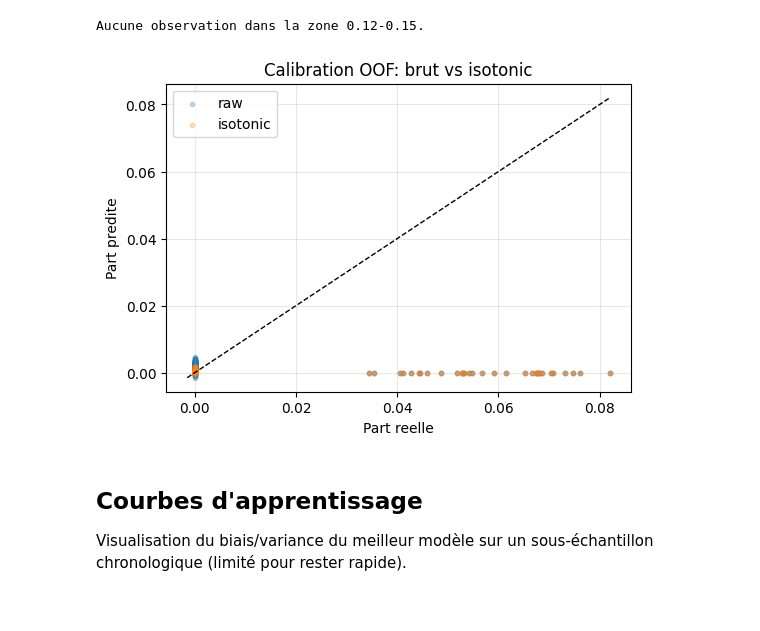
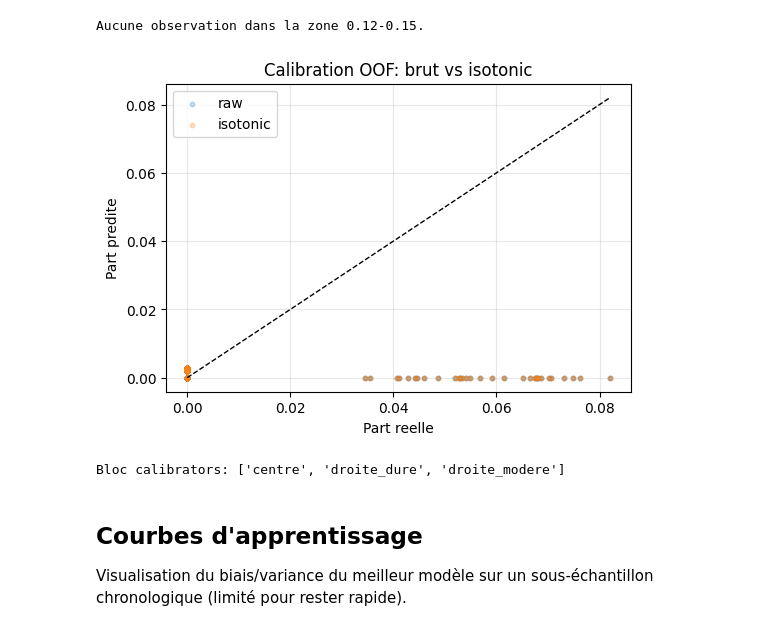
Before and after one commit to stephmnt/bdv, a Jupyter notebook: notebooks/03_modelisation_prediction.ipynb, the cells around one changed output. Drawn from its saved outputs; the diff is of its cells as text; code cells hidden in the pictures.

```diff
--- a/notebooks/03_modelisation_prediction.ipynb
+++ b/notebooks/03_modelisation_prediction.ipynb
@@ -252,20 +657,26 @@ def winner_accuracy(
 - Imputation des valeurs manquantes (médiane pour numériques)
 - Encodage one-hot pour les variables catégorielles
 # %%
-model_df = build_model_table(elections_blocs, drop_na_target=True)
-# Assurer un ordre chronologique cohérent avec les folds
+model_df = build_model_table(base_df, drop_na_target=True)
+# Assurer un ordre chronologique coherent avec les folds
 model_df = model_df.sort_values("annee").reset_index(drop=True)
 
 feature_cols = NUM_FEATURES + CAT_FEATURES
-# Supprimer les features entièrement vides (ex: ecarts nationaux si non disponibles)
-all_na_cols = [c for c in feature_cols if c in model_df.columns and model_df[c].isna().all()]
+
+missing_cols = [c for c in feature_cols if c not in model_df.columns]
+if missing_cols:
+    print(f"Features absentes et ignorees: {missing_cols}")
+    feature_cols = [c for c in feature_cols if c in model_df.columns]
+
+# Supprimer les features entierement vides (ex: ecarts nationaux si non disponibles)
+all_na_cols = [c for c in feature_cols if model_df[c].isna().all()]
 if all_na_cols:
-    print(f"Features supprimées car entièrement NA: {all_na_cols}")
+    print(f"Features supprimees car entierement NA: {all_na_cols}")
     feature_cols = [c for c in feature_cols if c not in all_na_cols]
 
 X = model_df[feature_cols].reset_index(drop=True)
 y = model_df["part_bloc"].reset_index(drop=True)
-# Folds temporels alignés sur le DataFrame réindexé
+# Folds temporels alignes sur le DataFrame reindexe
 folds = list(time_series_event_folds(model_df.reset_index(drop=True), n_splits=4))
 # %%
 # Pondération des observations (optionnel)
@@ -653,6 +1359,8 @@ if USE_WEIGHTED_MODEL and not results_weighted_df.empty:
 else:
     model_names = [name for name, _ in models]
     model_results_df = results_df[results_df["model"].isin(model_names)].reset_index(drop=True)
+    if model_results_df.empty:
+        raise ValueError("Aucun modele candidat pour la selection finale.")
     best_model_name = model_results_df.iloc[0]["model"]
     best_model = dict(models)[best_model_name]
 results_df
@@ -930,6 +1776,8 @@ def calibrated_oof_predictions(model, X, y, folds, sample_weights=None):
             iso.fit(pred_train, y_train, sample_weight=w_train)
         preds[test_idx] = iso.transform(pred_test)
     return preds
+
+bloc_calibrators = {}
 
 if not folds:
     print("Aucun fold disponible pour la calibration.")
@@ -961,34 +1809,59 @@ else:
                 {"version": "raw", **metrics_raw, "winner_acc": winner_raw},
                 {"version": "isotonic", **metrics_cal, "winner_acc": winner_cal},
             ]
         )
         calib_metrics
 
         plt.figure(figsize=(6, 4))
         plt.scatter(y[mask], oof_pred[mask], alpha=0.25, s=10, label="raw")
         plt.scatter(y[mask], oof_pred_cal[mask], alpha=0.25, s=10, label="isotonic")
         min_val = float(np.nanmin([y[mask].min(), oof_pred[mask].min(), oof_pred_cal[mask].min()]))
         max_val = float(np.nanmax([y[mask].max(), oof_pred[mask].max(), oof_pred_cal[mask].max()]))
         plt.plot([min_val, max_val], [min_val, max_val], "k--", linewidth=1)
         plt.xlabel("Part reelle")
         plt.ylabel("Part predite")
         plt.title("Calibration OOF: brut vs isotonic")
         plt.legend()
         plt.grid(True, alpha=0.3)
         plt.show()
 
+    # Calibration par bloc (isotonic)
+    if "diag_df" in globals() and not diag_df.empty:
+        min_samples = 30
+        for bloc, g in diag_df.groupby("bloc"):
+            if len(g) < min_samples:
+                continue
+            iso_bloc = IsotonicRegression(out_of_bounds="clip")
+            iso_bloc.fit(g["y_pred"], g["y_true"])
+            bloc_calibrators[bloc] = iso_bloc
+        print(f"Bloc calibrators: {sorted(bloc_calibrators.keys())}")
+    else:
+        print("diag_df indisponible pour la calibration par bloc.")
+
     pred_full = best_model.predict(X)
     if np.unique(pred_full).size < 2:
         print("Calibration isotonic ignoree (predictions trop constantes).")
         iso_calibrator = None
     else:
         iso_calibrator = IsotonicRegression(out_of_bounds="clip")
         if fit_weights is None:
             iso_calibrator.fit(pred_full, y)
         else:
             iso_calibrator.fit(pred_full, y, sample_weight=fit_weights)
+
+def apply_bloc_calibration(df: pd.DataFrame, pred_col: str = "p_raw", out_col: str = "p_calib") -> pd.DataFrame:
+    out = df.copy()
+    out[out_col] = out[pred_col]
+    if not bloc_calibrators:
+        return out
+    for bloc, iso_bloc in bloc_calibrators.items():
+        mask = out["bloc"] == bloc
+        if mask.any():
+            out.loc[mask, out_col] = iso_bloc.transform(out.loc[mask, pred_col])
+    return out
 # %% [output]
-[figure, old version]
+[figure, new version]
+Bloc calibrators: ['centre', 'droite_dure', 'droite_modere']
 # %% [markdown]
 ## Courbes d'apprentissage
 Visualisation du biais/variance du meilleur modèle sur un sous-échantillon chronologique (limité pour rester rapide).
```
Also changed, not shown: parts of 21 cells of this notebook, 2 other files.
